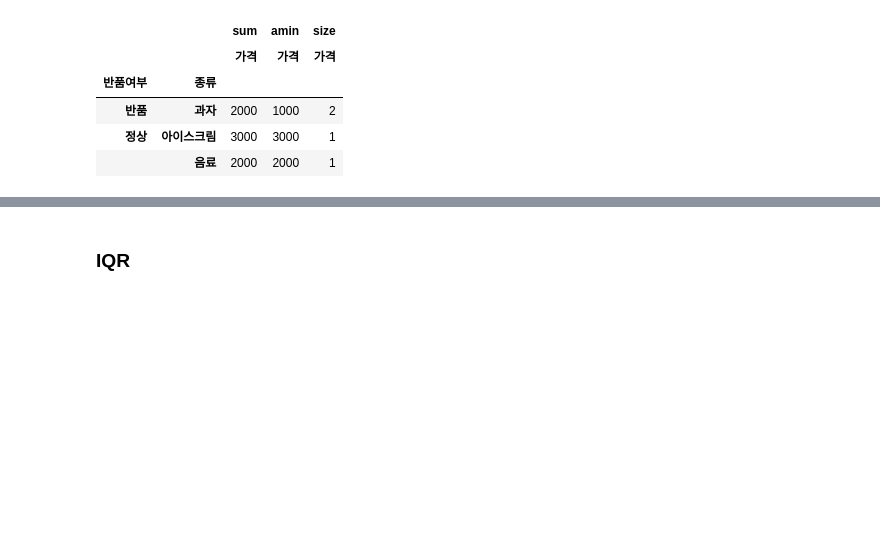
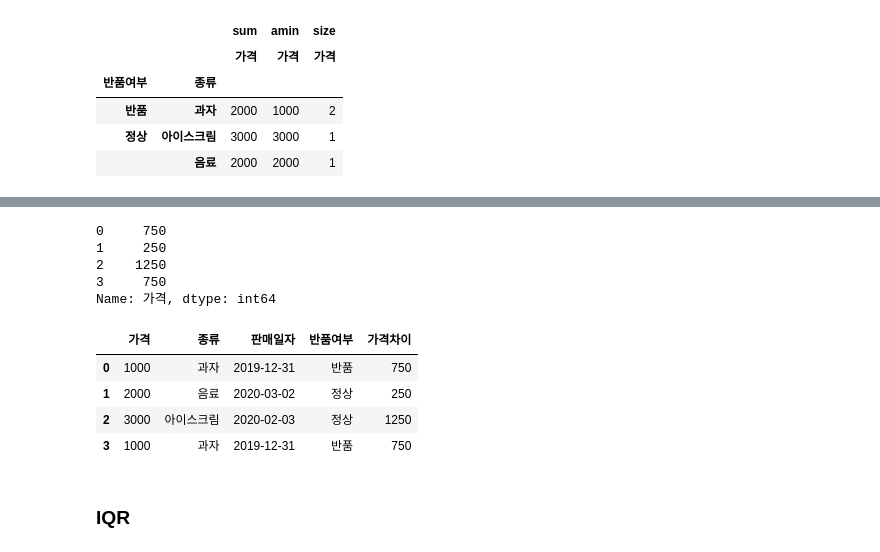
Before and after one commit to lee000403/study_data_analytics, a Jupyter notebook: codes/pandass/begginners.ipynb, the cells around one changed output, grey strips where cells are left out. Drawn from its saved outputs; the diff is of its cells as text; code cells hidden in the pictures; blank space fills up the shorter version.

```diff
--- a/codes/pandass/begginners.ipynb
+++ b/codes/pandass/begginners.ipynb
@@ -210,3 +218,24 @@ df_saledays.pivot_table(index=['반품여부', '종류'], values='가격', aggfu
+# %%
+def mean_subtraction(cell_value):
+    result = abs(1750 - cell_value)
+    return result
+# %%
+df_saledays['가격'].apply(mean_subtraction)
+# %% [output]
+0     750
+1     250
+2    1250
+3     750
+Name: 가격, dtype: int64
+# %%
+df_saledays.loc[:,['가격차이']] = mean_subtraction(df_saledays['가격'])
+df_saledays
+# %% [output]
+|  | 가격 | 종류 | 판매일자 | 반품여부 | 가격차이 |
+| 0 | 1000 | 과자 | 2019-12-31 | 반품 | 750 |
+| 1 | 2000 | 음료 | 2020-03-02 | 정상 | 250 |
+| 2 | 3000 | 아이스크림 | 2020-02-03 | 정상 | 1250 |
+| 3 | 1000 | 과자 | 2019-12-31 | 반품 | 750 |
 # %% [markdown]
 ### IQR
 # %%
```
Also changed, not shown: parts of 1 cell of this notebook, 1 other file.
